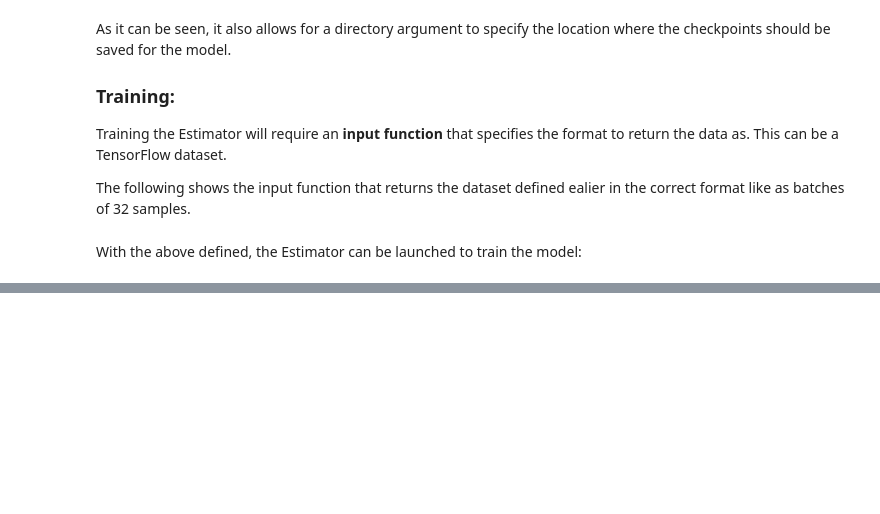
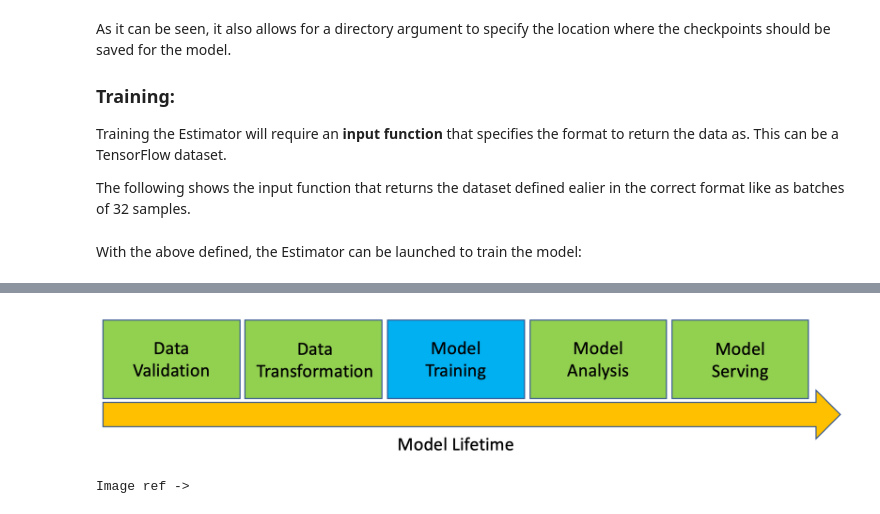
Before and after one commit to ylee9107/ComputerVisionTensorFlow2_myLearning, a Jupyter notebook: 2 - TensorFlow Basics and Model Training/TensorFlow Basics and Model training.ipynb, the cells around one changed output, grey strips where cells are left out. Saved outputs shown, nothing was run; the diff lists cells and outputs as text; code cells hidden in the pictures; blank space fills up the shorter version.

```diff
--- a/2 - TensorFlow Basics and Model Training/TensorFlow Basics and Model training.ipynb
+++ b/2 - TensorFlow Basics and Model Training/TensorFlow Basics and Model training.ipynb
@@ -673,0 +791,7 @@ Overall, it can be seen that the Estimator will handle most of the heavy lifting
+# %%
+# Model Lifetime Diagram:
+display(Image(image_path + 'Model Lifetime.png', width=800, unconfined=True))
+print('Image ref -> ')
+# %% [output]
+[figure, added]
+Image ref ->
```
Also changed, not shown: parts of 16 cells of this notebook.
